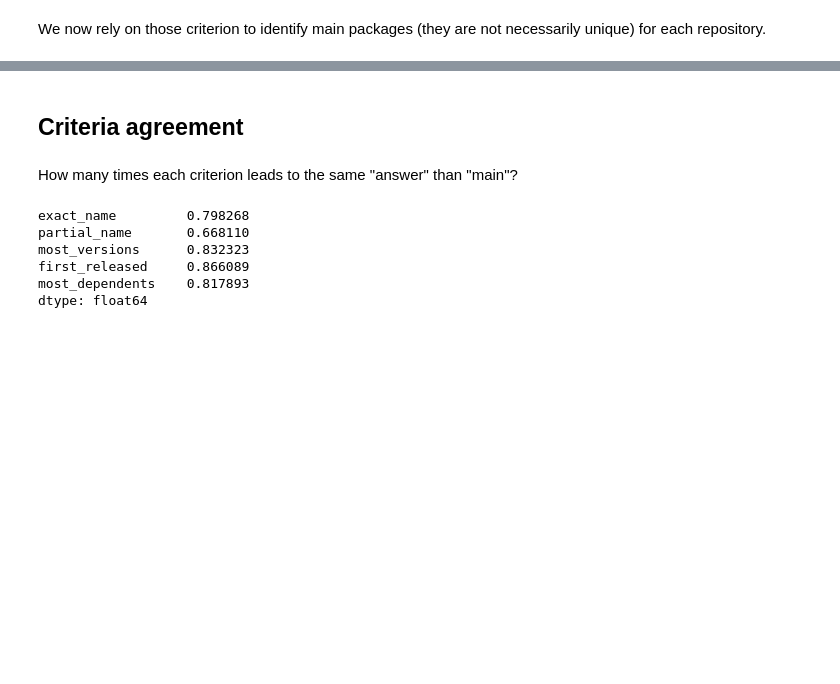
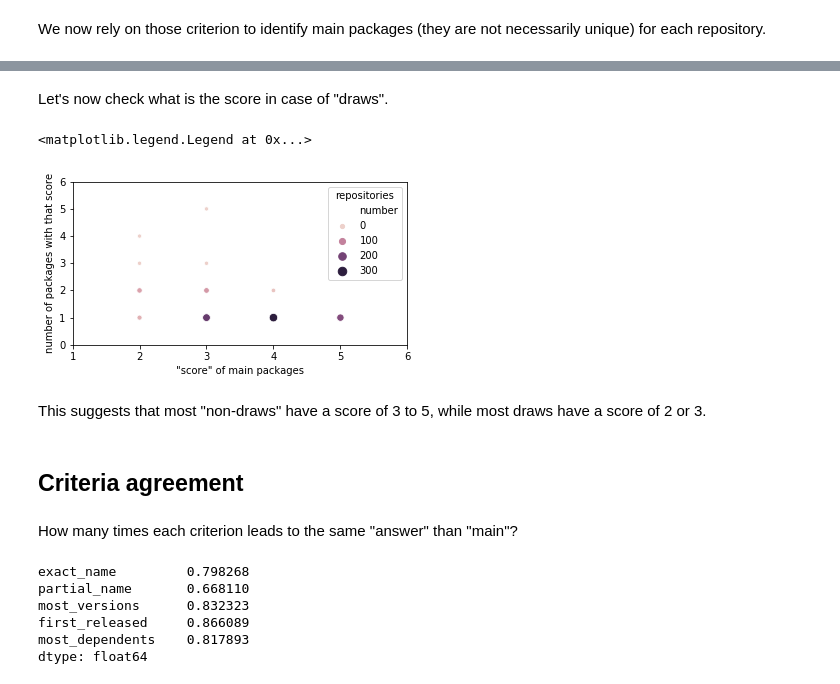
Before and after one commit to MehdiGol/secos-gol, a Jupyter notebook: notebooks/Identify main packages.ipynb, the cells around one changed output, grey strips where cells are left out. Drawn from its saved outputs; the diff is of its cells as text; code cells hidden in the pictures; blank space fills up the shorter version.

```diff
--- a/notebooks/Identify main packages.ipynb
+++ b/notebooks/Identify main packages.ipynb
@@ -149,3 +195,39 @@ df_crit.sample(5, random_state=12345)
+# %% [markdown]
+Let's now check what is the score in case of "draws".
+# %%
+fig, ax = matplotlib.pyplot.subplots()
+
+seaborn.scatterplot(
+    x='criteria',
+    y='Package',
+    size='number',
+    hue='number',
+    data=(
+        df_crit
+        .query('main')
+        .groupby('Repository_URL', sort=False)
+        .agg({'Package': 'count', 'criteria': 'max'})
+        .assign(number=1)
+        .groupby(['Package', 'criteria'], sort=False)
+        .agg({'Package': 'first', 'criteria': 'first', 'number': 'count'})
+        .reset_index(drop=True)
+    ),
+    ax=ax,
+)
+
+ax.set(
+    xlabel='"score" of main packages',
+    xlim=(1, 6),
+    ylabel='number of packages with that score',
+    ylim=(0, 6),
+)
+
+ax.legend(title='repositories')
+# %% [output]
+<matplotlib.legend.Legend at 0x...>
+[figure, added]
+# %% [markdown]
+This suggests that most "non-draws" have a score of 3 to 5, while most draws have a score of 2 or 3.
 # %% [markdown]
 ## Criteria agreement
 # %% [markdown]
```
Also changed, not shown: parts of 6 cells of this notebook.
